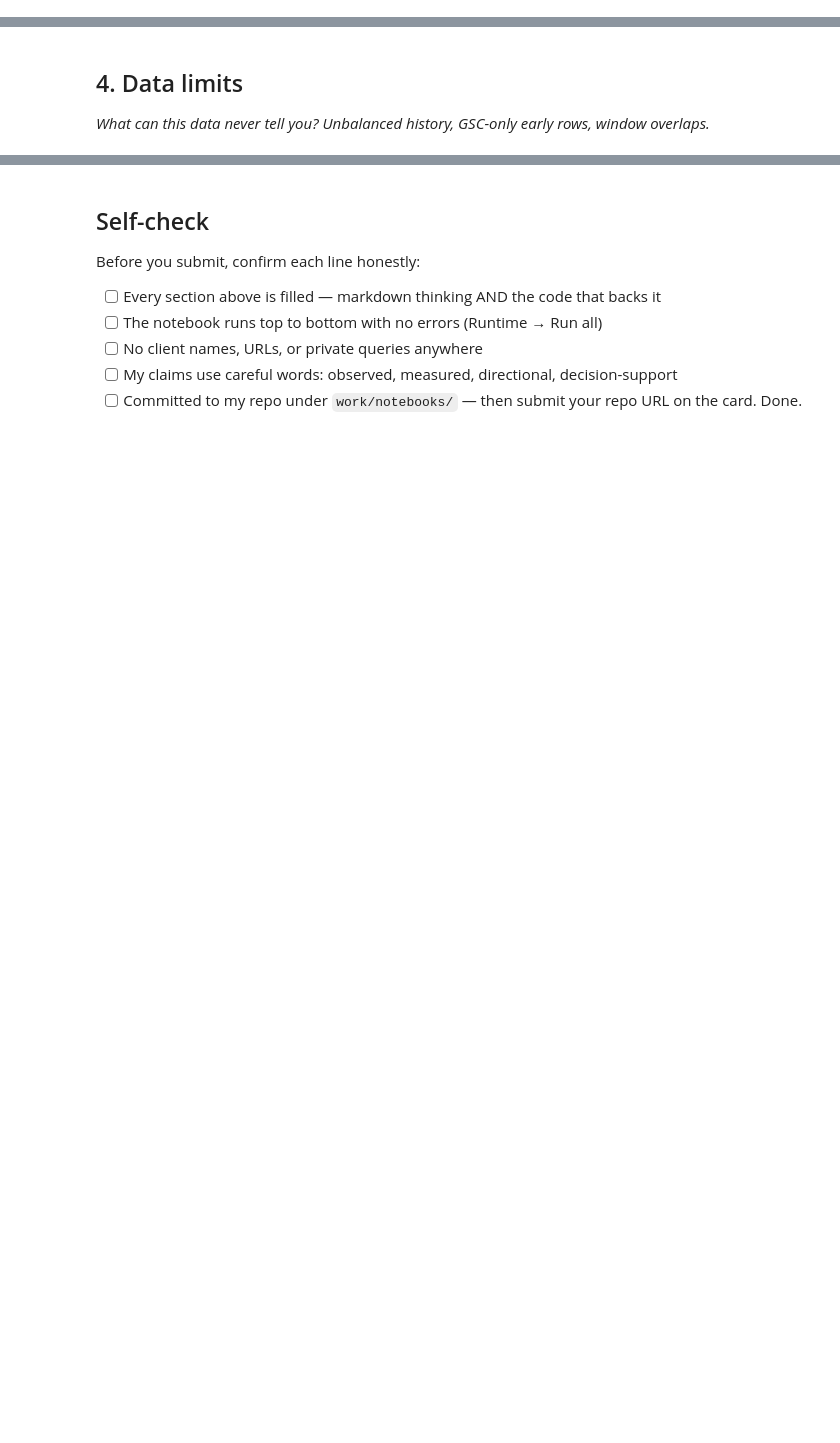
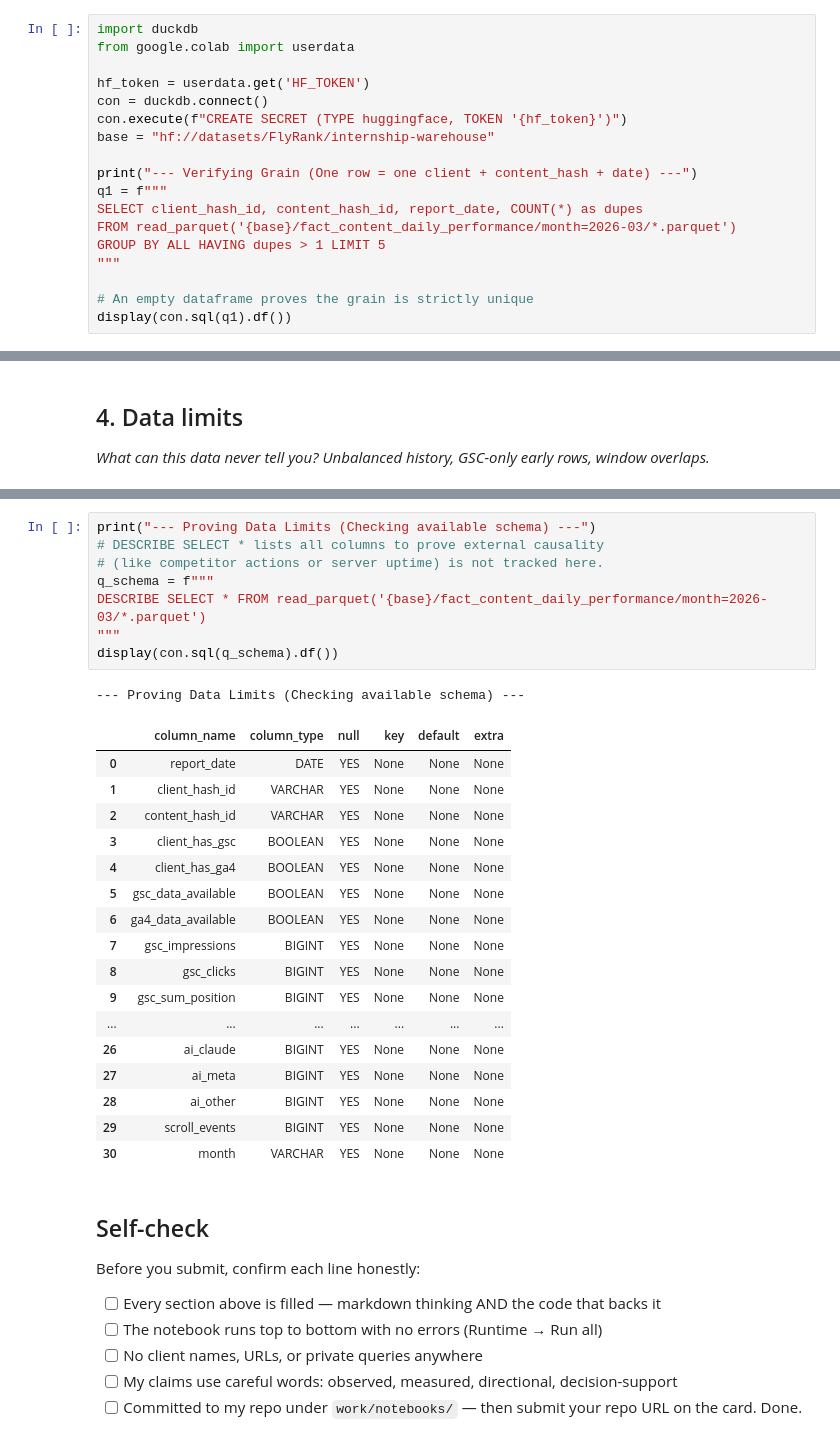
Before and after one commit to Mehroze-Ali/flyrank-ml-internship, a Jupyter notebook: work/notebooks/w03_data_contract.ipynb, the cells around one changed output, grey strips where cells are left out. Saved outputs shown, nothing was run; the diff lists cells and outputs as text; blank space fills up the shorter version.

```diff
--- a/work/notebooks/w03_data_contract.ipynb
+++ b/work/notebooks/w03_data_contract.ipynb
@@ -15,0 +16,18 @@ This skeleton is yours to fill. Work the sections **in order** — each one has
+# %%
+import duckdb
+from google.colab import userdata
+
+hf_token = userdata.get('HF_TOKEN')
+con = duckdb.connect()
+con.execute(f"CREATE SECRET (TYPE huggingface, TOKEN '{hf_token}')")
+base = "hf://datasets/FlyRank/internship-warehouse"
+
+print("--- Verifying Grain (One row = one client + content_hash + date) ---")
+q1 = f"""
+SELECT client_hash_id, content_hash_id, report_date, COUNT(*) as dupes
+FROM read_parquet('{base}/fact_content_daily_performance/month=2026-03/*.parquet')
+GROUP BY ALL HAVING dupes > 1 LIMIT 5
+"""
+
+# An empty dataframe proves the grain is strictly unique
+display(con.sql(q1).df())
@@ -37,3 +102,30 @@ This skeleton is yours to fill. Work the sections **in order** — each one has
+# %%
+print("--- Proving Data Limits (Checking available schema) ---")
+# DESCRIBE SELECT * lists all columns to prove external causality
+# (like competitor actions or server uptime) is not tracked here.
+q_schema = f"""
+DESCRIBE SELECT * FROM read_parquet('{base}/fact_content_daily_performance/month=2026-03/*.parquet')
+"""
+display(con.sql(q_schema).df())
+# %% [output]
+--- Proving Data Limits (Checking available schema) ---
+|  | column_name | column_type | null | key | default | extra |
+| 0 | report_date | DATE | YES | None | None | None |
+| 1 | client_hash_id | VARCHAR | YES | None | None | None |
+| 2 | content_hash_id | VARCHAR | YES | None | None | None |
+| 3 | client_has_gsc | BOOLEAN | YES | None | None | None |
+| 4 | client_has_ga4 | BOOLEAN | YES | None | None | None |
+| 5 | gsc_data_available | BOOLEAN | YES | None | None | None |
+| 6 | ga4_data_available | BOOLEAN | YES | None | None | None |
+| 7 | gsc_impressions | BIGINT | YES | None | None | None |
+| 8 | gsc_clicks | BIGINT | YES | None | None | None |
+| 9 | gsc_sum_position | BIGINT | YES | None | None | None |
+| ... | ... | ... | ... | ... | ... | ... |
+| 26 | ai_claude | BIGINT | YES | None | None | None |
+| 27 | ai_meta | BIGINT | YES | None | None | None |
+| 28 | ai_other | BIGINT | YES | None | None | None |
+| 29 | scroll_events | BIGINT | YES | None | None | None |
+| 30 | month | VARCHAR | YES | None | None | None |
 # %% [markdown]
 ## Self-check
 
```
Also changed, not shown: parts of 11 cells of this notebook.
